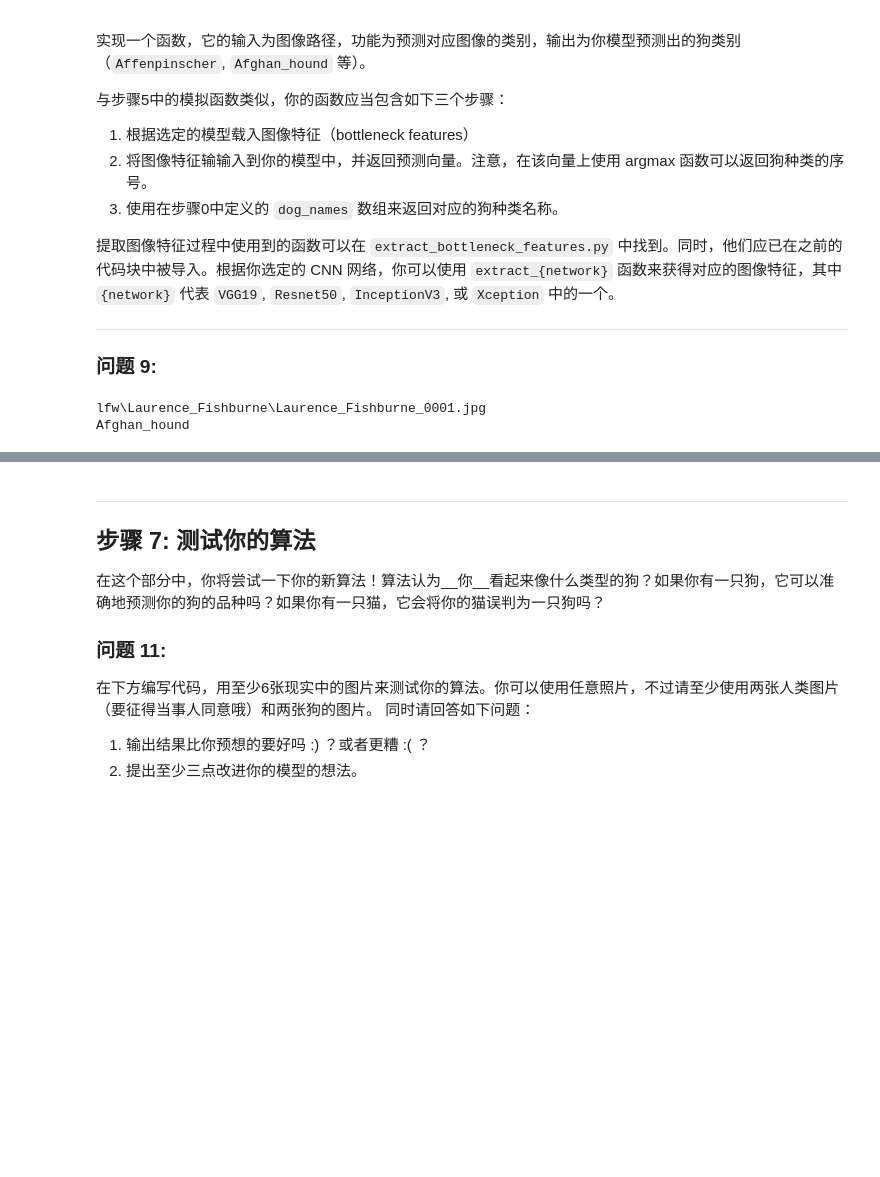
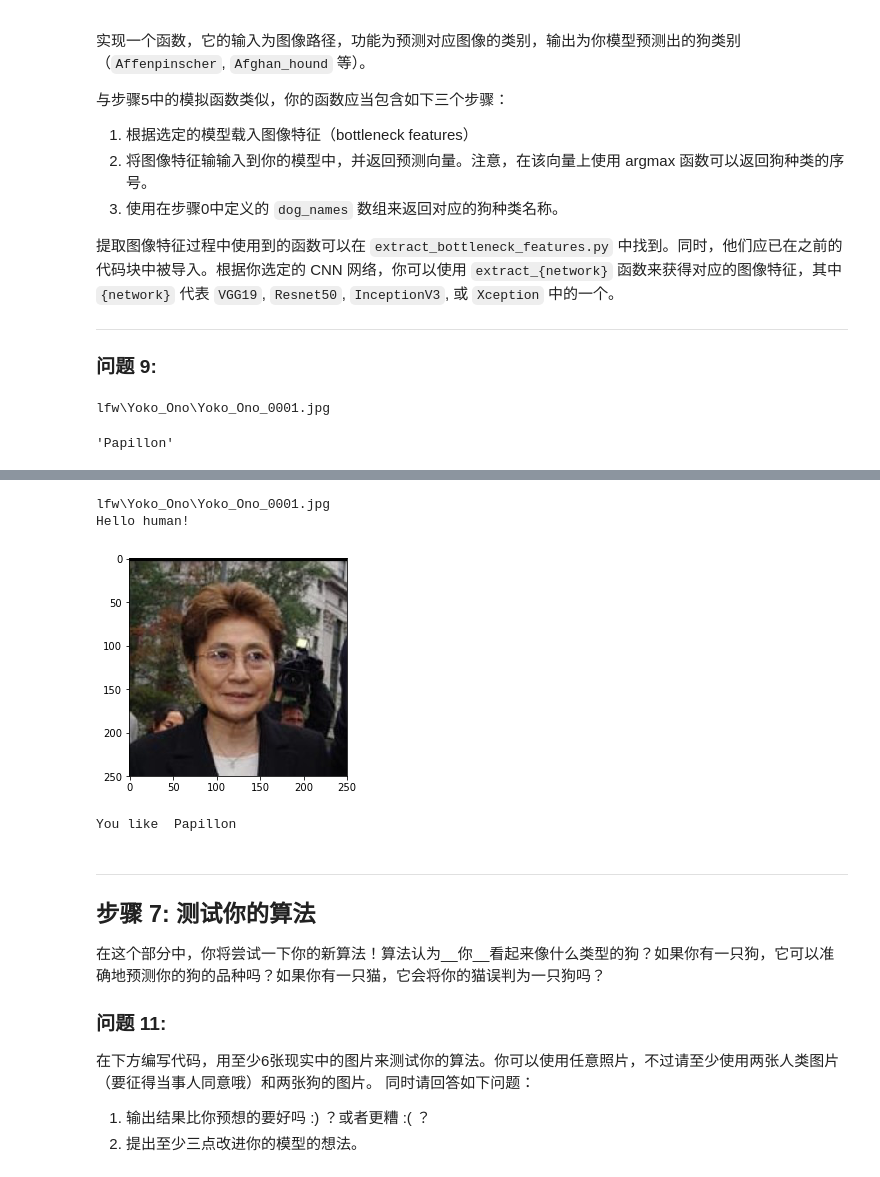
Before and after one commit to etangyushan/cn-deep-learning, a Jupyter notebook: dog-project/dog_app.ipynb, the cells around one changed output, grey strips where cells are left out. Saved outputs shown, nothing was run; the diff lists cells and outputs as text; code cells hidden in the pictures; blank space fills up the shorter version.

```diff
--- a/dog-project/dog_app.ipynb
+++ b/dog-project/dog_app.ipynb
@@ -727,6 +772,11 @@ _________________________________________________________________
 # %%
 ### TODO: 编译模型
-VGG19_model.compile(loss='categorical_crossentropy', optimizer='rmsprop', metrics=['accuracy'])
+
+#VGG19
+myVGG19_model.compile(loss='categorical_crossentropy', optimizer='rmsprop', metrics=['accuracy'])
+
+#ResNet-50
+myResNet50_model.compile(loss='categorical_crossentropy', optimizer='rmsprop', metrics=['accuracy'])
 # %% [markdown]
 ---
 
@@ -776,3 +830,9 @@ VGG19_model.load_weights('saved_models/weights.best.VGG19.hdf5')
+# %%
+### TODO: 加载具有最佳验证loss的模型权重
+
+myVGG19_model.load_weights(VGG19file_hdf5)
+
+myResNet50_model.load_weights(ResNet50file_hdf5)
 # %% [markdown]
 ---
 
@@ -820,21 +891,19 @@ Test accuracy: 48.0861%
 ### 然后返回此模型所预测的狗的品种
 from extract_bottleneck_features import *
 
-def VGG19_predict_breed(img_path):
+def predict_breed(img_path):
     # 提取bottleneck特征
-    bottleneck_feature = extract_VGG19(path_to_tensor(img_path))
+    bottleneck_feature = extract_Resnet50(path_to_tensor(img_path))
     # 获取预测向量
-    predicted_vector = VGG19_model.predict(bottleneck_feature)
+    predicted_vector = myResNet50_model.predict(bottleneck_feature)
     # 返回此模型预测的狗的品种
     return dog_names[np.argmax(predicted_vector)]
-# %%
-img_path = human_files[3]
-print(img_path)
-# VGG19_predict_breed(img_path)
-print (dog_names[1])
-# %% [output]
-lfw\Laurence_Fishburne\Laurence_Fishburne_0001.jpg
-Afghan_hound
+# %%
+print(human_files[1])
+predict_breed(human_files[1])
+# %% [output]
+lfw\Yoko_Ono\Yoko_Ono_0001.jpg
+'Papillon'
 # %% [markdown]
 ---
 
@@ -868,40 +937,47 @@ Afghan_hound
 # %%
 ### TODO: 设计你的算法
 ### 自由地使用所需的代码单元数吧
 
 def show_pic(img_path):
     '''
     显示图片
     '''
     # 加载彩色（通道顺序为BGR）图像
     testimg = cv2.imread(img_path)
     # 将BGR图像转变为RGB图像以打印
     cv_rgb = cv2.cvtColor(testimg, cv2.COLOR_BGR2RGB)
 
     # 展示含有识别框的图像
     plt.imshow(cv_rgb)
     plt.show()
 
 
 def predict_human_dog(img_path):
     '''
     判断是人还是狗
     '''
-    if (face_detector(img_path) == True):
+    if (dog_detector(img_path) == True):
+        print ('Bark Bark!')
+        show_pic(img_path)
+        dog_breed = predict_breed(img_path)
+        print (dog_breed)
+    elif (face_detector(img_path) == True):
         print ('Hello human!')
         show_pic(img_path)
-        dog_like = VGG19_predict_breed(img_path)
+        dog_like = predict_breed(img_path)
         print ('You like ',dog_like)
-    elif (dog_detector(img_path) == True):
-        print ('Bark Bark!')
-        show_pic(img_path)
-        dog_breed = VGG19_predict_breed(img_path)
-        print (dog_breed)
+
     else:
         print ('unknown!!!')
         show_pic(img_path)
 
-# predict_human_dog(human_files[1])
+print(human_files[1])
+predict_human_dog(human_files[1])
+# %% [output]
+lfw\Yoko_Ono\Yoko_Ono_0001.jpg
+Hello human!
+[figure, added]
+You like  Papillon
 # %% [markdown]
 ---
 <a id='step7'></a>
```
Also changed, not shown: parts of 20 cells of this notebook, 2 other files.
